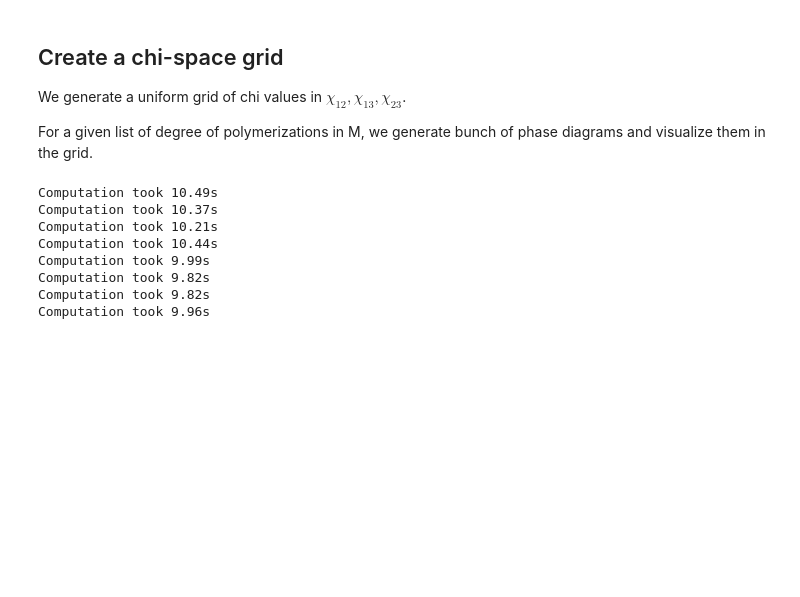
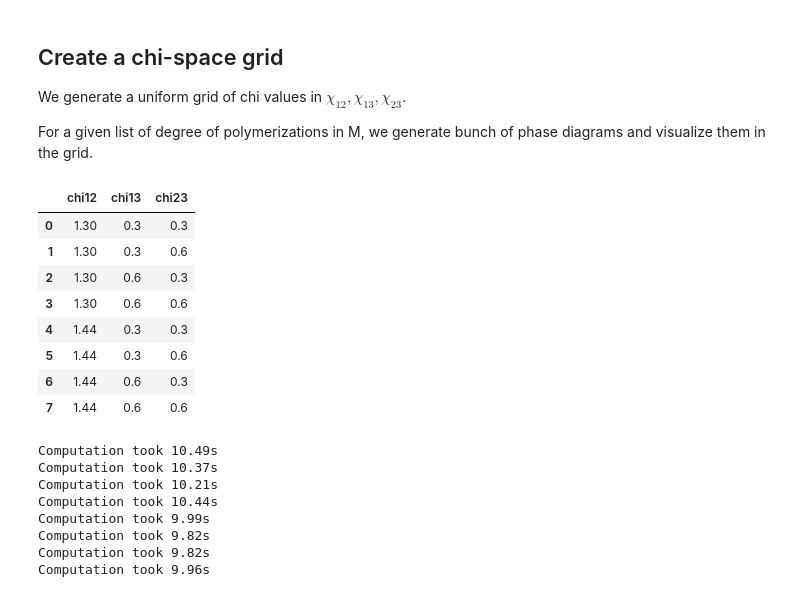
Before and after one commit to kiranvad/polyphase, a Jupyter notebook: notebooks/01-Generate Artificial Solvents.ipynb, the cells around one changed output. Cells and saved outputs as stored; diff of their text form; code cells hidden in the pictures; blank space fills up the shorter version.

```diff
--- a/notebooks/01-Generate Artificial Solvents.ipynb
+++ b/notebooks/01-Generate Artificial Solvents.ipynb
@@ -144,6 +144,18 @@ chi23 = [0.3,0.6]
 chispace = list(product(chi12, chi13, chi23))
 chispace = np.asarray(chispace)
 df = pd.DataFrame(chispace, columns=['chi12', 'chi13', 'chi23'])
+# %%
+df
+# %% [output]
+|  | chi12 | chi13 | chi23 |
+| 0 | 1.30 | 0.3 | 0.3 |
+| 1 | 1.30 | 0.3 | 0.6 |
+| 2 | 1.30 | 0.6 | 0.3 |
+| 3 | 1.30 | 0.6 | 0.6 |
+| 4 | 1.44 | 0.3 | 0.3 |
+| 5 | 1.44 | 0.3 | 0.6 |
+| 6 | 1.44 | 0.6 | 0.3 |
+| 7 | 1.44 | 0.6 | 0.6 |
 # %%
 dirname = '../figures/chispace/testcase/'
 if os.path.exists(dirname):
```
Also changed, not shown: parts of 2 cells of this notebook, 7 other files.
